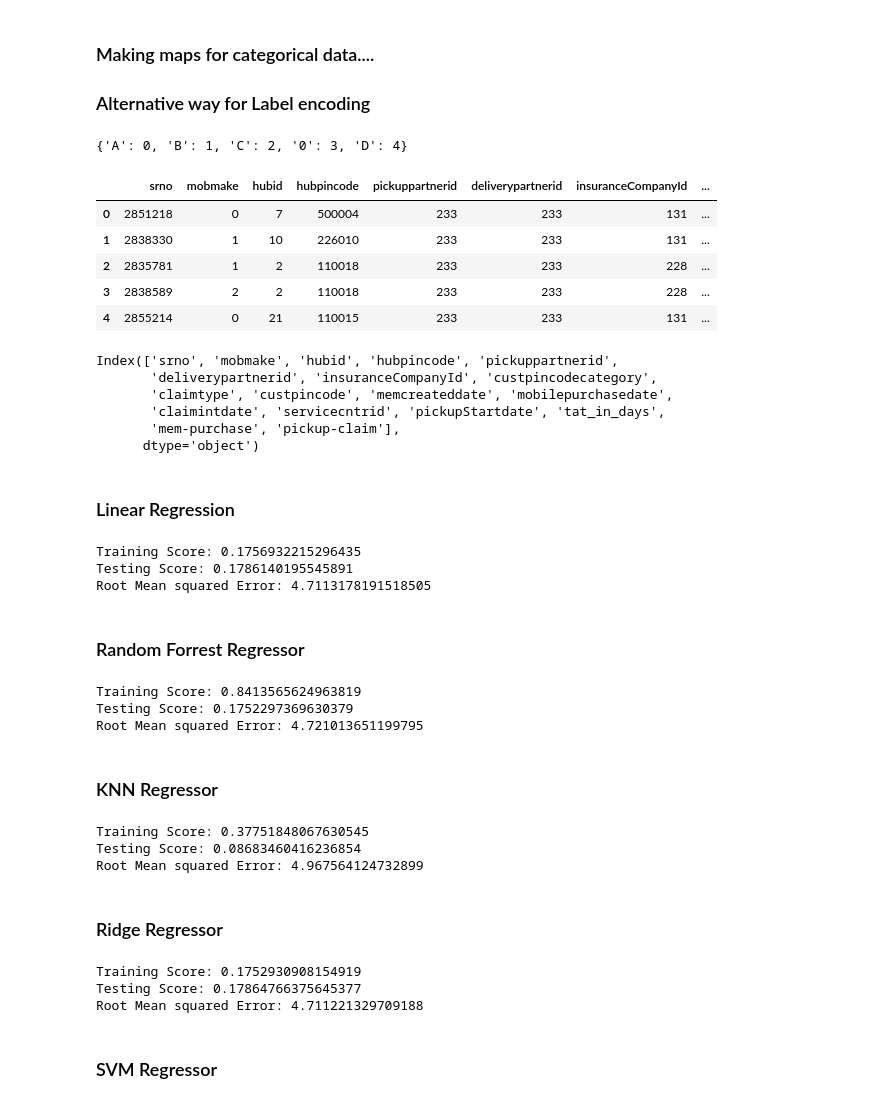
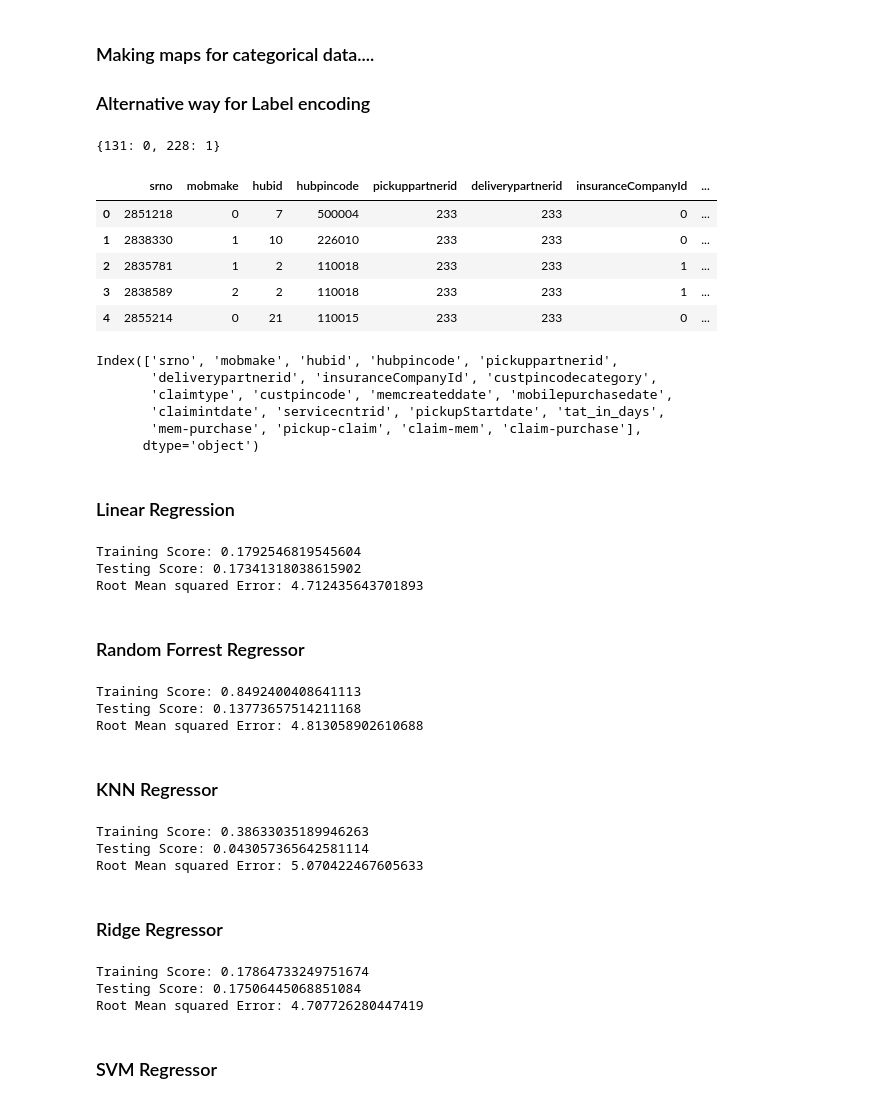
Before and after one commit to kashishsehgal73/NagarroML-Assignment-2, a Jupyter notebook: problem_2/problem2.ipynb, the cells around one changed output. Drawn from its saved outputs; the diff is of its cells as text; code cells hidden in the pictures.

```diff
--- a/problem_2/problem2.ipynb
+++ b/problem_2/problem2.ipynb
@@ -25,6 +31,8 @@ data.head()
 # %%
 data['mem-purchase'] = (data.mobilepurchasedate - data.memcreateddate).dt.days
 data['pickup-claim'] = (data.pickupStartdate - data.claimintdate).dt.days
+data['claim-mem'] = (data.claimintdate - data.memcreateddate).dt.days
+data['claim-purchase'] = (data.claimintdate - data.mobilepurchasedate).dt.days
 # %% [markdown]
 ### Making maps for categorical data....
 ### Alternative way for Label encoding
@@ -32,25 +40,32 @@ data['pickup-claim'] = (data.pickupStartdate - data.claimintdate).dt.days
 claim = list(data.claimtype.unique())
 mob = list(data.mobmake.unique())
 pin_cat  = list(data.custpincodecategory.unique())
+ins = list(data.insuranceCompanyId.unique())
+
 
 claim_map = {k:v for v,k in enumerate(claim)}
 mob_map = {k:v for v,k in enumerate(mob)}
 pin_map = {k:v for v,k in enumerate(pin_cat)}
+ins_map = {k:v for v,k in enumerate(ins)}
+
+print(ins_map)
+# %% [output]
+{131: 0, 228: 1}
 # %%
 
 data.claimtype = data.claimtype.map(claim_map)
 data.mobmake = data.mobmake.map(mob_map)
 data.custpincodecategory = data.custpincodecategory.map(pin_map)
+data.insuranceCompanyId = data.insuranceCompanyId.map(ins_map)
 
 data.head()
 # %% [output]
-{'A': 0, 'B': 1, 'C': 2, '0': 3, 'D': 4}
 |  | srno | mobmake | hubid | hubpincode | pickuppartnerid | deliverypartnerid | insuranceCompanyId | ... |
-| 0 | 2851218 | 0 | 7 | 500004 | 233 | 233 | 131 | ... |
-| 1 | 2838330 | 1 | 10 | 226010 | 233 | 233 | 131 | ... |
-| 2 | 2835781 | 1 | 2 | 110018 | 233 | 233 | 228 | ... |
-| 3 | 2838589 | 2 | 2 | 110018 | 233 | 233 | 228 | ... |
-| 4 | 2855214 | 0 | 21 | 110015 | 233 | 233 | 131 | ... |
+| 0 | 2851218 | 0 | 7 | 500004 | 233 | 233 | 0 | ... |
+| 1 | 2838330 | 1 | 10 | 226010 | 233 | 233 | 0 | ... |
+| 2 | 2835781 | 1 | 2 | 110018 | 233 | 233 | 1 | ... |
+| 3 | 2838589 | 2 | 2 | 110018 | 233 | 233 | 1 | ... |
+| 4 | 2855214 | 0 | 21 | 110015 | 233 | 233 | 0 | ... |
 # %%
 data.columns
 # %% [output]
@@ -58,7 +73,7 @@ Index(['srno', 'mobmake', 'hubid', 'hubpincode', 'pickuppartnerid',
        'deliverypartnerid', 'insuranceCompanyId', 'custpincodecategory',
        'claimtype', 'custpincode', 'memcreateddate', 'mobilepurchasedate',
        'claimintdate', 'servicecntrid', 'pickupStartdate', 'tat_in_days',
-       'mem-purchase', 'pickup-claim'],
+       'mem-purchase', 'pickup-claim', 'claim-mem', 'claim-purchase'],
       dtype='object')
 # %%
 X = data[['mobmake', 'hubid', 'hubpincode', 'insuranceCompanyId', 'custpincodecategory',
@@ -72,60 +87,60 @@ X_train , X_test , y_train , y_test = train_test_split(X,y,test_size=0.3)
 lr = LinearRegression()
 lr.fit(X_train,y_train)
 lr_pred = lr.predict(X_test)
-mse = metrics.mean_squared_error(y_test,lr_pred)
+lr_mse = metrics.mean_squared_error(y_test,lr_pred)
 
 print('Training Score:',lr.score(X_train, y_train))
 print('Testing Score:',lr.score(X_test, y_test))
-print('Root Mean squared Error:',np.sqrt(mse))
+print('Root Mean squared Error:',np.sqrt(lr_mse))
 # %% [output]
-Training Score: 0.1756932215296435
-Testing Score: 0.1786140195545891
-Root Mean squared Error: 4.7113178191518505
+Training Score: 0.1792546819545604
+Testing Score: 0.17341318038615902
+Root Mean squared Error: 4.712435643701893
 # %% [markdown]
 ### Random Forrest Regressor
 # %%
 rf = RandomForestRegressor()
 rf.fit(X_train,y_train)
 rf_pred = rf.predict(X_test)
-mse = metrics.mean_squared_error(y_test,rf_pred)
+rf_mse = metrics.mean_squared_error(y_test,rf_pred)
 
 print('Training Score:',rf.score(X_train, y_train))
 print('Testing Score:',rf.score(X_test, y_test))
-print('Root Mean squared Error:',np.sqrt(mse))
+print('Root Mean squared Error:',np.sqrt(rf_mse))
 # %% [output]
-Training Score: 0.8413565624963819
-Testing Score: 0.1752297369630379
-Root Mean squared Error: 4.721013651199795
+Training Score: 0.8492400408641113
+Testing Score: 0.13773657514211168
+Root Mean squared Error: 4.813058902610688
 # %% [markdown]
 ### KNN Regressor
 # %%
 knn = KNeighborsRegressor()
 knn.fit(X_train,y_train)
 knn_pred = knn.predict(X_test)
-mse = metrics.mean_squared_error(y_test,knn_pred)
+knn_mse = metrics.mean_squared_error(y_test,knn_pred)
 
 print('Training Score:',knn.score(X_train, y_train))
 print('Testing Score:',knn.score(X_test, y_test))
-print('Root Mean squared Error:',np.sqrt(mse))
+print('Root Mean squared Error:',np.sqrt(knn_mse))
 # %% [output]
-Training Score: 0.37751848067630545
-Testing Score: 0.08683460416236854
-Root Mean squared Error: 4.967564124732899
+Training Score: 0.38633035189946263
+Testing Score: 0.043057365642581114
+Root Mean squared Error: 5.070422467605633
 # %% [markdown]
 ### Ridge Regressor
 # %%
 ridge = Ridge()
 ridge.fit(X_train,y_train)
 ridge_pred = ridge.predict(X_test)
-mse = metrics.mean_squared_error(y_test,ridge_pred)
+ridge_mse = metrics.mean_squared_error(y_test,ridge_pred)
 
 print('Training Score:',ridge.score(X_train, y_train))
 print('Testing Score:',ridge.score(X_test, y_test))
-print('Root Mean squared Error:',np.sqrt(mse))
+print('Root Mean squared Error:',np.sqrt(ridge_mse))
 # %% [output]
-Training Score: 0.1752930908154919
-Testing Score: 0.17864766375645377
-Root Mean squared Error: 4.711221329709188
+Training Score: 0.17864733249751674
+Testing Score: 0.17506445068851084
+Root Mean squared Error: 4.707726280447419
 # %% [markdown]
 ### SVM Regressor
 # %%
```
Also changed, not shown: parts of 10 cells of this notebook, 2 other files.
